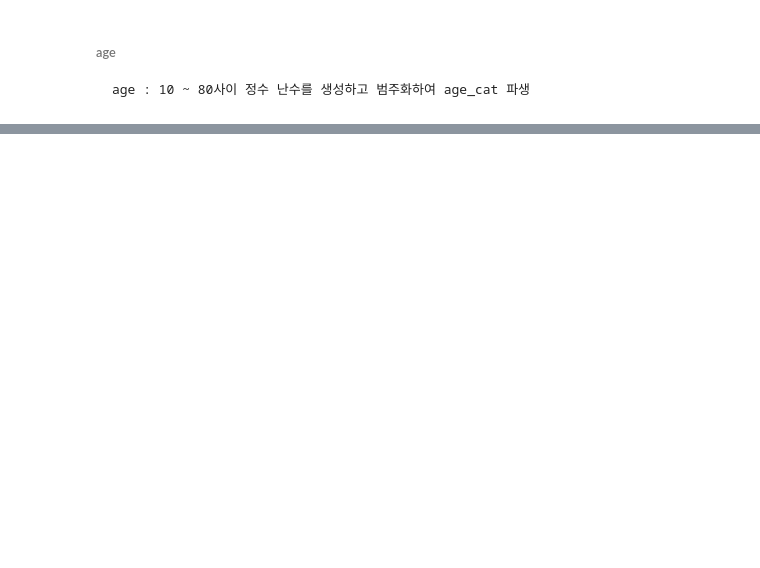
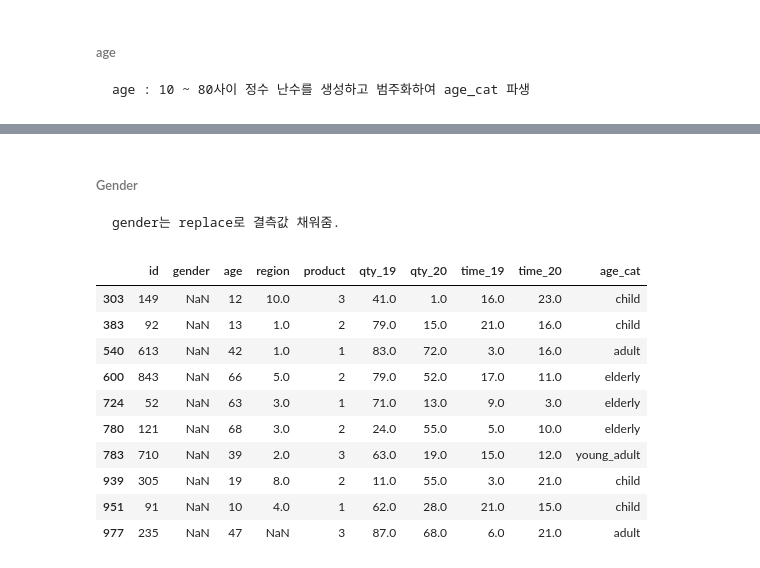
Before and after one commit to kikiru328/CAKD3-Github, a Jupyter notebook: 6. Numpy/Assignment/1. Numpy Random Data Preprocess Assignment 07.22.ipynb, the cells around one changed output, grey strips where cells are left out. Cells and saved outputs as stored; diff of their text form; code cells hidden in the pictures; blank space fills up the shorter version.

```diff
--- a/6. Numpy/Assignment/1. Numpy Random Data Preprocess Assignment 07.22.ipynb
+++ b/6. Numpy/Assignment/1. Numpy Random Data Preprocess Assignment 07.22.ipynb
@@ -119,0 +231,4 @@ binning
+# %%
+print(data['age'].isnull().sum())
+data['age'] = data['age'].fillna(data['age'].median()) #중간값으로 채워줌.
+print(data['age'].isnull().sum())
@@ -119,0 +238,19 @@ binning
+# %%
+data['age'].isnull().sum() # 결측값 없음
+data['age'].unique() #모두 실수형
+data['age'] = data['age'].astype('int') #정수형으로 변화
+# %%
+#카테고리 생성. 20세 별로 총 4범주로 나눠줌.
+def a_cat(x):
+    cat = ''
+    if x < 20:
+        cat = 'child'
+    elif 20 <= x < 40:
+        cat = 'young_adult'
+    elif 40 <= x < 60:
+        cat = 'adult'
+    else:
+        cat = 'elderly'
+    return cat
+
+data['age_cat'] = data['age'].apply(lambda x : a_cat(x))
@@ -119,0 +286,4 @@ binning
+# %%
+data[data['id'].isnull()]
+data['id'] = data['id'].fillna(method='ffill')
+data['id'] = data['id'].astype('int')
@@ -119,0 +313,17 @@ binning
+# %% [markdown]
+###### Gender
+    gender는 replace로 결측값 채워줌.
+# %%
+data[data['gender'].isnull()]
+# %% [output]
+|  | id | gender | age | region | product | qty_19 | qty_20 | time_19 | time_20 | age_cat |
+| 303 | 149 | NaN | 12 | 10.0 | 3 | 41.0 | 1.0 | 16.0 | 23.0 | child |
+| 383 | 92 | NaN | 13 | 1.0 | 2 | 79.0 | 15.0 | 21.0 | 16.0 | child |
+| 540 | 613 | NaN | 42 | 1.0 | 1 | 83.0 | 72.0 | 3.0 | 16.0 | adult |
+| 600 | 843 | NaN | 66 | 5.0 | 2 | 79.0 | 52.0 | 17.0 | 11.0 | elderly |
+| 724 | 52 | NaN | 63 | 3.0 | 1 | 71.0 | 13.0 | 9.0 | 3.0 | elderly |
+| 780 | 121 | NaN | 68 | 3.0 | 2 | 24.0 | 55.0 | 5.0 | 10.0 | elderly |
+| 783 | 710 | NaN | 39 | 2.0 | 3 | 63.0 | 19.0 | 15.0 | 12.0 | young_adult |
+| 939 | 305 | NaN | 19 | 8.0 | 2 | 11.0 | 55.0 | 3.0 | 21.0 | child |
+| 951 | 91 | NaN | 10 | 4.0 | 1 | 62.0 | 28.0 | 21.0 | 15.0 | child |
+| 977 | 235 | NaN | 47 | NaN | 3 | 87.0 | 68.0 | 6.0 | 21.0 | adult |
```
Also changed, not shown: parts of 69 cells of this notebook.
